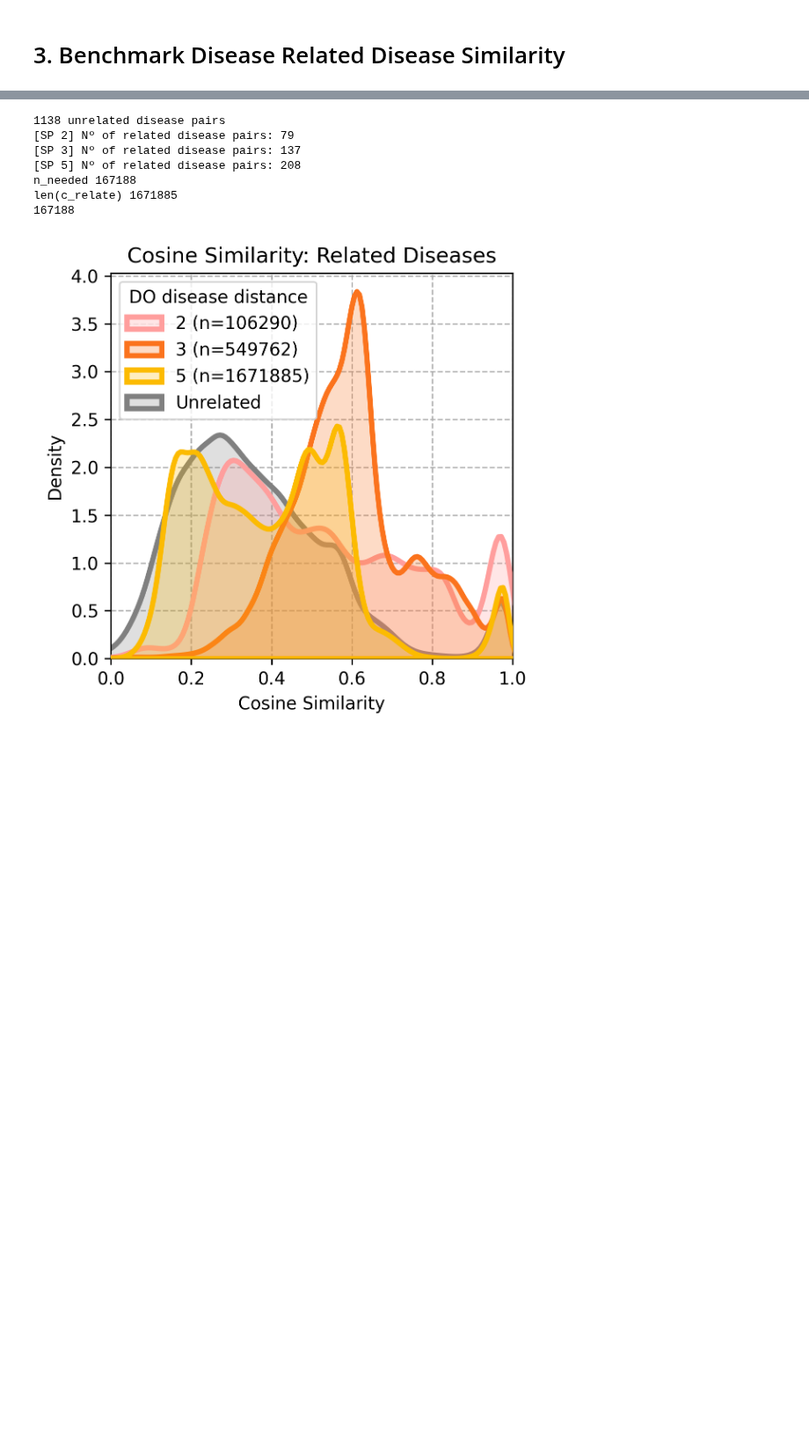
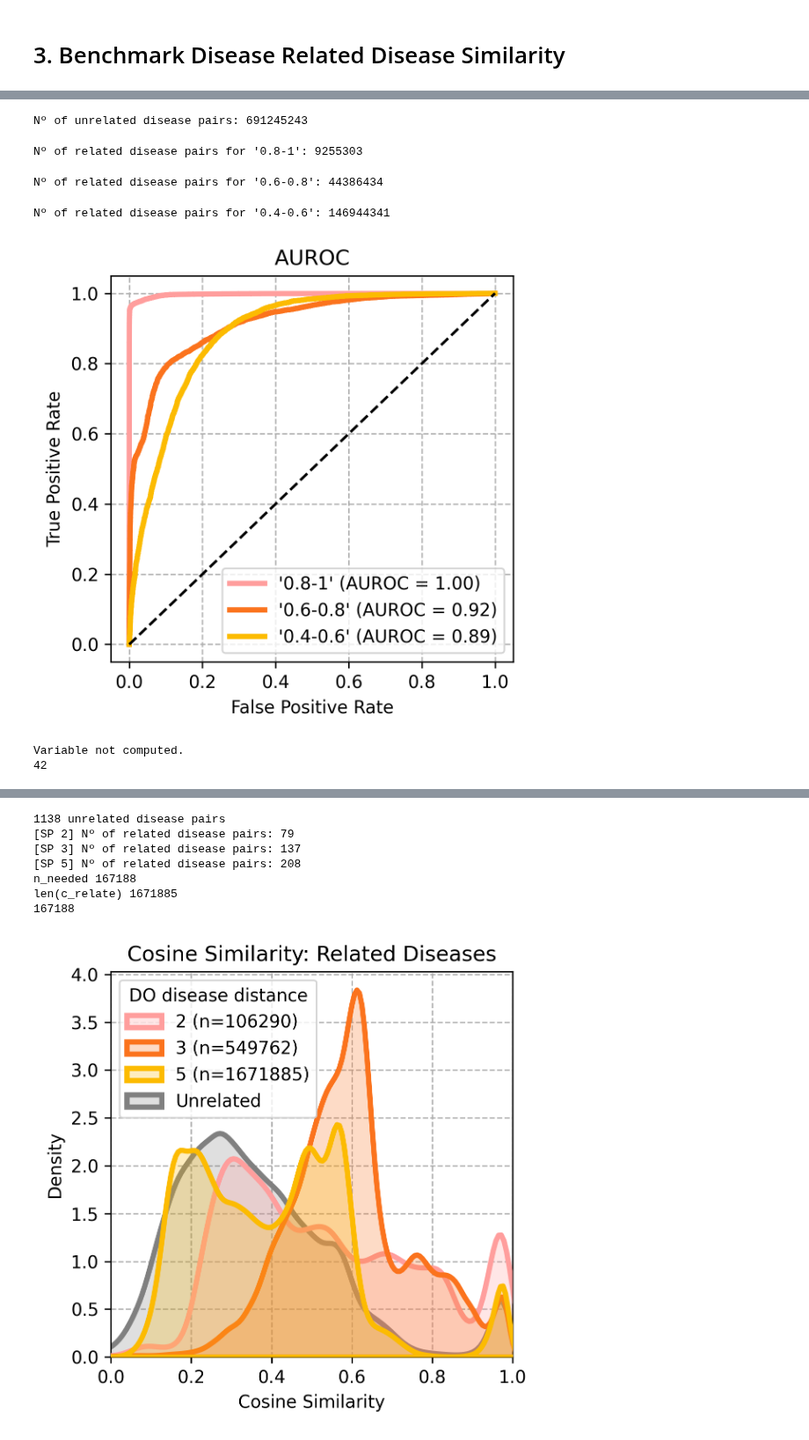
Before and after one commit to 00dylan00/scGPT_playground, a Jupyter notebook: notebooks/pipeline/02-evaluate-ft-model-do.ipynb, the cells around one changed output, grey strips where cells are left out. Shown at 88% size. Saved outputs shown, nothing was run; the diff lists cells and outputs as text; code cells hidden in the pictures; blank space fills up the shorter version.

```diff
--- a/notebooks/pipeline/02-evaluate-ft-model-do.ipynb
+++ b/notebooks/pipeline/02-evaluate-ft-model-do.ipynb
@@ -645,0 +755,32 @@ def plot_roc_for_shortest_path_relatedness(
+# %%
+plot_roc_for_shortest_path_relatedness(c_matrix_train, adata_train.obs, df_related, df_unrelated, _bin_labels[::-1], colors=None, weights_bool=True, sample=10000
+)
+# %% [output]
+Nº of unrelated disease pairs: 691245243
+Nº of related disease pairs for '0.8-1': 9255303
+Nº of related disease pairs for '0.6-0.8': 44386434
+Nº of related disease pairs for '0.4-0.6': 146944341
+[figure, added]
+# %%
+class test:
+
+    def __init__(self):
+        self.name = "Test Class"
+        self.variable = None
+    def compute_variable(self):
+        self.variable = 42
+
+    def display_name(self):
+        if self.variable:
+            print(self.variable)
+        else:
+            print(f"Variable not computed.")
+
+
+t = test()
+t.display_name()
+t.compute_variable()
+t.display_name()
+# %% [output]
+Variable not computed.
+42
```
Also changed, not shown: parts of 23 cells of this notebook, 8 other files.
